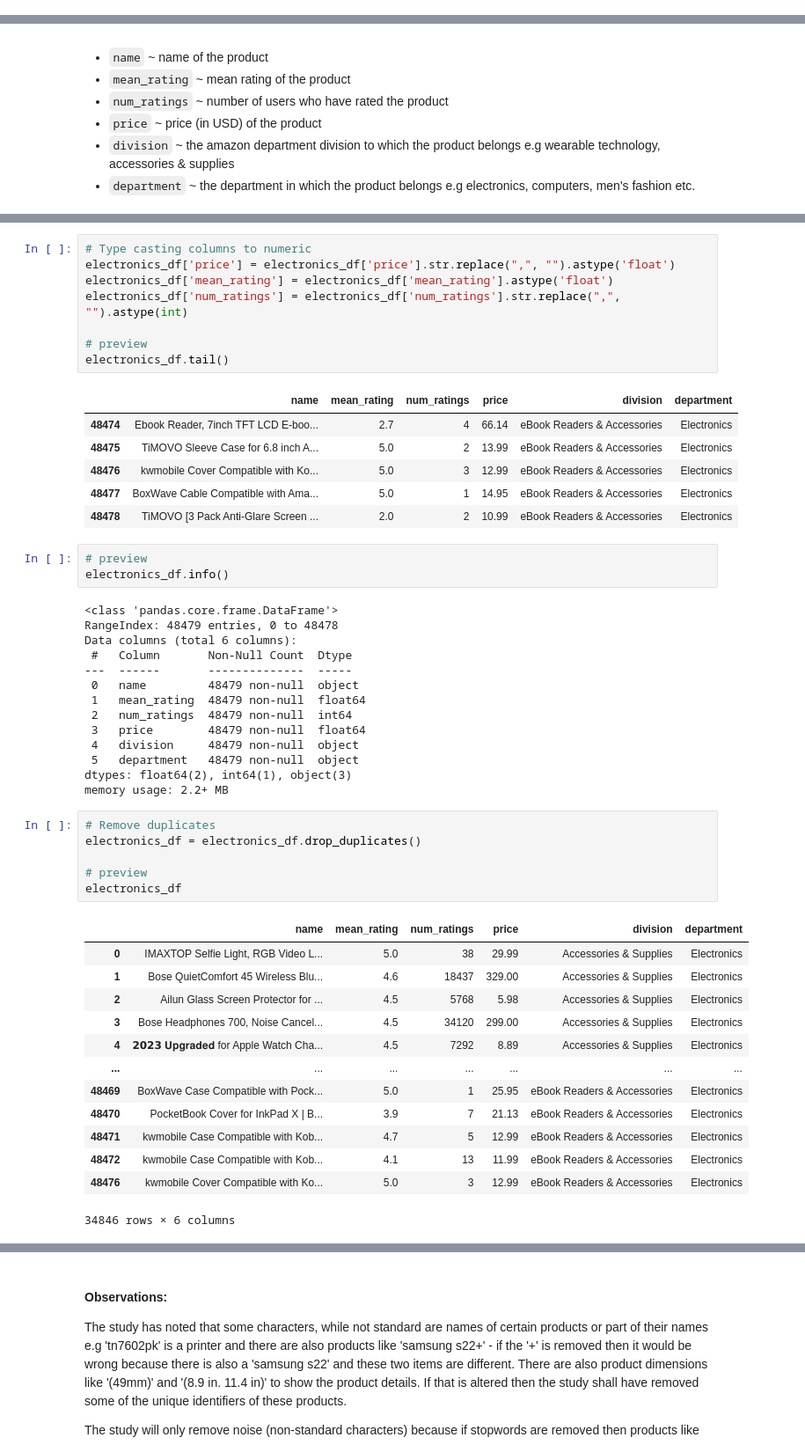
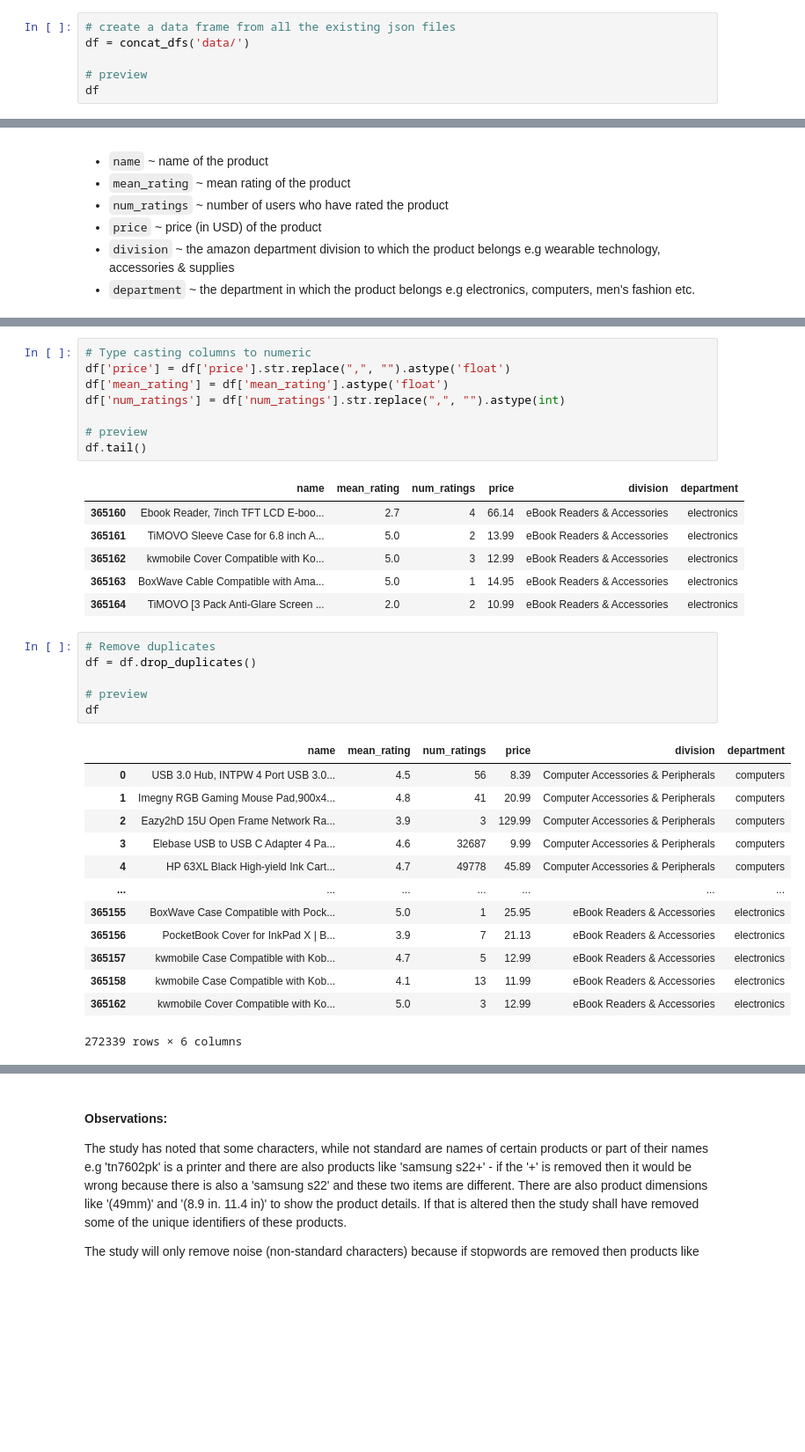
Before and after one commit to teofizzy/amazon, a Jupyter notebook: tasks/etl_system/scrape_amazon.ipynb, the cells around one changed output, grey strips where cells are left out. Shown at 88% size. Cells and saved outputs as stored; diff of their text form; blank space fills up the shorter version.

```diff
--- a/tasks/etl_system/scrape_amazon.ipynb
+++ b/tasks/etl_system/scrape_amazon.ipynb
@@ -607,0 +194,6 @@ There are 13633 duplicates
+# %%
+# create a data frame from all the existing json files
+df = concat_dfs('data/')
+
+# preview
+df
@@ -628,54 +258,37 @@ Index(['name', 'mean_rating', 'num_ratings', 'price', 'division',
 # %%
 # Type casting columns to numeric
-electronics_df['price'] = electronics_df['price'].str.replace(",", "").astype('float')
-electronics_df['mean_rating'] = electronics_df['mean_rating'].astype('float')
-electronics_df['num_ratings'] = electronics_df['num_ratings'].str.replace(",", "").astype(int)
+df['price'] = df['price'].str.replace(",", "").astype('float')
+df['mean_rating'] = df['mean_rating'].astype('float')
+df['num_ratings'] = df['num_ratings'].str.replace(",", "").astype(int)
 
 # preview
-electronics_df.tail()
+df.tail()
 # %% [output]
 |  | name | mean_rating | num_ratings | price | division | department |
-| 48474 | Ebook Reader, 7inch TFT LCD E-boo... | 2.7 | 4 | 66.14 | eBook Readers & Accessories | Electronics |
-| 48475 | TiMOVO Sleeve Case for 6.8 inch A... | 5.0 | 2 | 13.99 | eBook Readers & Accessories | Electronics |
-| 48476 | kwmobile Cover Compatible with Ko... | 5.0 | 3 | 12.99 | eBook Readers & Accessories | Electronics |
-| 48477 | BoxWave Cable Compatible with Ama... | 5.0 | 1 | 14.95 | eBook Readers & Accessories | Electronics |
-| 48478 | TiMOVO [3 Pack Anti-Glare Screen ... | 2.0 | 2 | 10.99 | eBook Readers & Accessories | Electronics |
+| 365160 | Ebook Reader, 7inch TFT LCD E-boo... | 2.7 | 4 | 66.14 | eBook Readers & Accessories | electronics |
+| 365161 | TiMOVO Sleeve Case for 6.8 inch A... | 5.0 | 2 | 13.99 | eBook Readers & Accessories | electronics |
+| 365162 | kwmobile Cover Compatible with Ko... | 5.0 | 3 | 12.99 | eBook Readers & Accessories | electronics |
+| 365163 | BoxWave Cable Compatible with Ama... | 5.0 | 1 | 14.95 | eBook Readers & Accessories | electronics |
+| 365164 | TiMOVO [3 Pack Anti-Glare Screen ... | 2.0 | 2 | 10.99 | eBook Readers & Accessories | electronics |
-# %%
-# preview
-electronics_df.info()
-# %% [output]
-<class 'pandas.core.frame.DataFrame'>
-RangeIndex: 48479 entries, 0 to 48478
-Data columns (total 6 columns):
- #   Column       Non-Null Count  Dtype
----  ------       --------------  -----
- 0   name         48479 non-null  object
- 1   mean_rating  48479 non-null  float64
- 2   num_ratings  48479 non-null  int64
- 3   price        48479 non-null  float64
- 4   division     48479 non-null  object
- 5   department   48479 non-null  object
-dtypes: float64(2), int64(1), object(3)
-memory usage: 2.2+ MB
 # %%
 # Remove duplicates
-electronics_df = electronics_df.drop_duplicates()
+df = df.drop_duplicates()
 
 # preview
-electronics_df
+df
 # %% [output]
 |  | name | mean_rating | num_ratings | price | division | department |
-| 0 | IMAXTOP Selfie Light, RGB Video L... | 5.0 | 38 | 29.99 | Accessories & Supplies | Electronics |
-| 1 | Bose QuietComfort 45 Wireless Blu... | 4.6 | 18437 | 329.00 | Accessories & Supplies | Electronics |
-| 2 | Ailun Glass Screen Protector for ... | 4.5 | 5768 | 5.98 | Accessories & Supplies | Electronics |
-| 3 | Bose Headphones 700, Noise Cancel... | 4.5 | 34120 | 299.00 | Accessories & Supplies | Electronics |
-| 4 | 𝟮𝟬𝟮𝟯 𝐔𝐩𝐠𝐫𝐚𝐝𝐞𝐝 for Apple Watch Cha... | 4.5 | 7292 | 8.89 | Accessories & Supplies | Electronics |
+| 0 | USB 3.0 Hub, INTPW 4 Port USB 3.0... | 4.5 | 56 | 8.39 | Computer Accessories & Peripherals | computers |
+| 1 | Imegny RGB Gaming Mouse Pad,900x4... | 4.8 | 41 | 20.99 | Computer Accessories & Peripherals | computers |
+| 2 | Eazy2hD 15U Open Frame Network Ra... | 3.9 | 3 | 129.99 | Computer Accessories & Peripherals | computers |
+| 3 | Elebase USB to USB C Adapter 4 Pa... | 4.6 | 32687 | 9.99 | Computer Accessories & Peripherals | computers |
+| 4 | HP 63XL Black High-yield Ink Cart... | 4.7 | 49778 | 45.89 | Computer Accessories & Peripherals | computers |
 | ... | ... | ... | ... | ... | ... | ... |
-| 48469 | BoxWave Case Compatible with Pock... | 5.0 | 1 | 25.95 | eBook Readers & Accessories | Electronics |
-| 48470 | PocketBook Cover for InkPad X | B... | 3.9 | 7 | 21.13 | eBook Readers & Accessories | Electronics |
-| 48471 | kwmobile Case Compatible with Kob... | 4.7 | 5 | 12.99 | eBook Readers & Accessories | Electronics |
-| 48472 | kwmobile Case Compatible with Kob... | 4.1 | 13 | 11.99 | eBook Readers & Accessories | Electronics |
-| 48476 | kwmobile Cover Compatible with Ko... | 5.0 | 3 | 12.99 | eBook Readers & Accessories | Electronics |
+| 365155 | BoxWave Case Compatible with Pock... | 5.0 | 1 | 25.95 | eBook Readers & Accessories | electronics |
+| 365156 | PocketBook Cover for InkPad X | B... | 3.9 | 7 | 21.13 | eBook Readers & Accessories | electronics |
+| 365157 | kwmobile Case Compatible with Kob... | 4.7 | 5 | 12.99 | eBook Readers & Accessories | electronics |
+| 365158 | kwmobile Case Compatible with Kob... | 4.1 | 13 | 11.99 | eBook Readers & Accessories | electronics |
+| 365162 | kwmobile Cover Compatible with Ko... | 5.0 | 3 | 12.99 | eBook Readers & Accessories | electronics |
-34846 rows × 6 columns
+272339 rows × 6 columns
 # %%
 # preprocess 'name'
```
Also changed, not shown: parts of 73 cells of this notebook, 3 other files.
